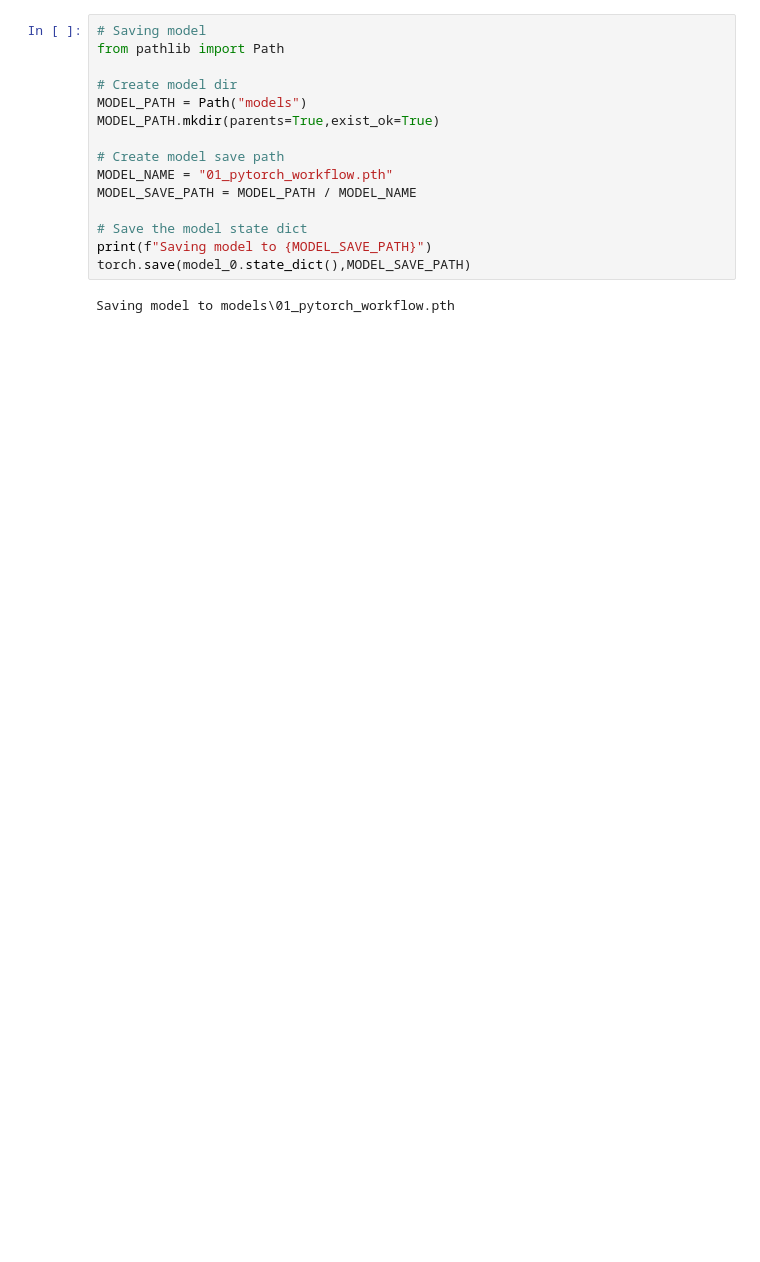
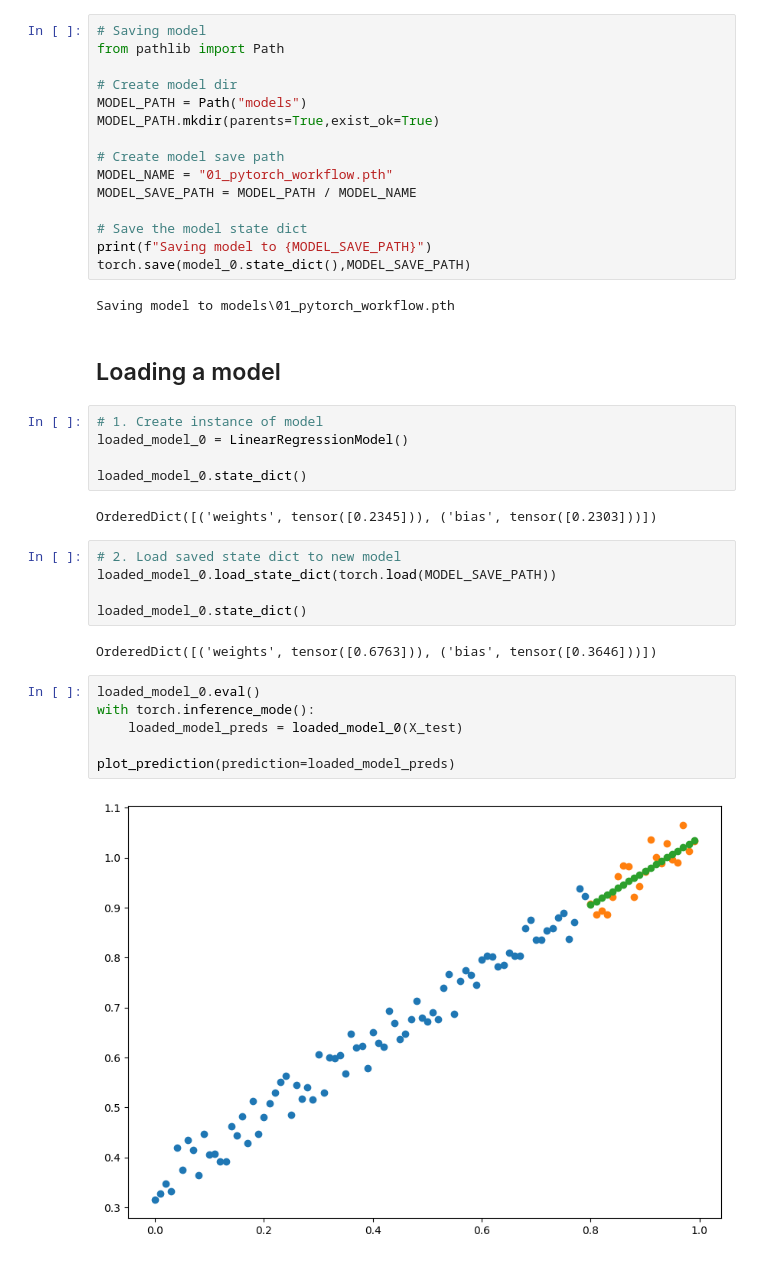
Before and after one commit to MahdiAmrollahi/pytorch-ZTM, a Jupyter notebook: 01_pytorch_workflow.ipynb, the cells around one changed output. Cells and saved outputs as stored; diff of their text form; blank space fills up the shorter version.

Commit message:
load models

```diff
--- a/01_pytorch_workflow.ipynb
+++ b/01_pytorch_workflow.ipynb
@@ -267,3 +267,27 @@ print(f"Saving model to {MODEL_SAVE_PATH}")
 torch.save(model_0.state_dict(),MODEL_SAVE_PATH)
 # %% [output]
 Saving model to models\01_pytorch_workflow.pth
+# %% [markdown]
+## Loading a model
+# %%
+# 1. Create instance of model
+loaded_model_0 = LinearRegressionModel()
+
+loaded_model_0.state_dict()
+# %% [output]
+OrderedDict([('weights', tensor([0.2345])), ('bias', tensor([0.2303]))])
+# %%
+# 2. Load saved state dict to new model
+loaded_model_0.load_state_dict(torch.load(MODEL_SAVE_PATH))
+
+loaded_model_0.state_dict()
+# %% [output]
+OrderedDict([('weights', tensor([0.6763])), ('bias', tensor([0.3646]))])
+# %%
+loaded_model_0.eval()
+with torch.inference_mode():
+    loaded_model_preds = loaded_model_0(X_test)
+
+plot_prediction(prediction=loaded_model_preds)
+# %% [output]
+[figure, added]
```
Also changed, not shown: parts of 10 cells of this notebook.
